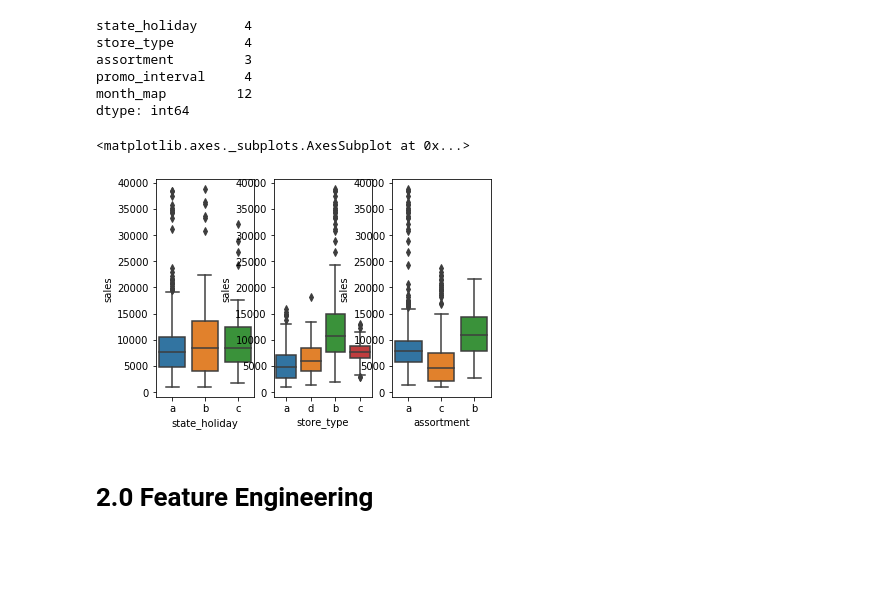
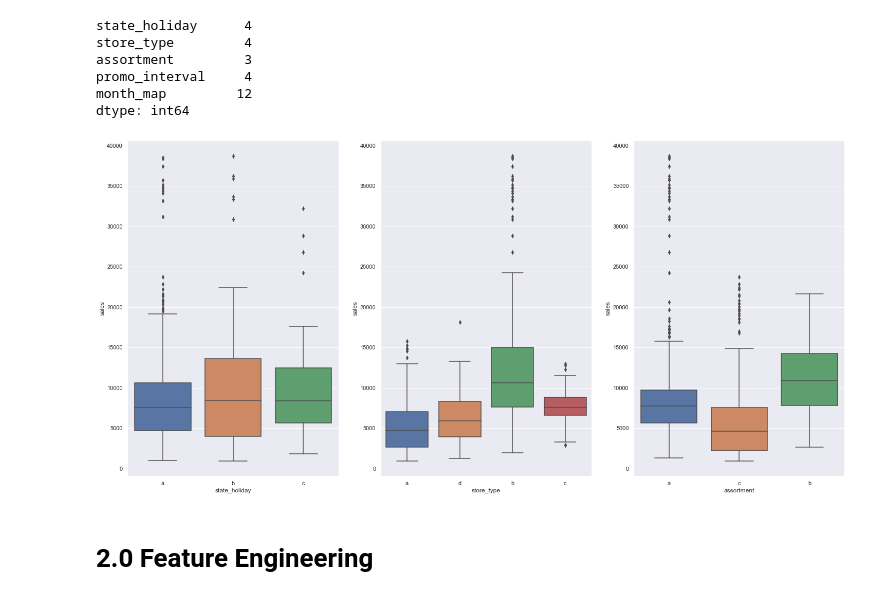
Before and after one commit to provezano/rossmann-store-sales, a Jupyter notebook: m03_v01_store_sales_prediction.ipynb, the cells around one changed output. Drawn from its saved outputs; the diff is of its cells as text; code cells hidden in the pictures; blank space fills up the shorter version.

```diff
--- a/m03_v01_store_sales_prediction.ipynb
+++ b/m03_v01_store_sales_prediction.ipynb
@@ -111,7 +116,7 @@ dtype: int64
 ## 1.5 Fillout NA
 # %%
 #competition_distance
-df1['competition_distance'] = df1['competition_distance'].apply(lambda x: df1['competition_distance'].max() if math.isnan(x) else x)
+df1['competition_distance'] = df1['competition_distance'].apply(lambda x: 200000 if math.isnan(x) else x)
 
 #competition_open_since_mouth
 df1['competition_open_since_month'] = df1.apply(lambda x: x['date'].month if math.isnan(x['competition_open_since_month']) else x['competition_open_since_month'], axis=1)
@@ -126,7 +131,7 @@ df1['promo2_since_week'] = df1.apply(lambda x: x['date'].week if math.isnan(x['p
 df1['promo2_since_year'] = df1.apply(lambda x: x['date'].year if math.isnan(x['promo2_since_year']) else x['promo2_since_year'], axis=1)
 # %%
 #promo_interval
-month_map = {1: 'Jan', 2: 'Fev', 3: 'Mar', 4: 'Apr', 5: 'May', 6: 'Jun', 7: 'Jul', 8: 'Aug', 9: 'Sep', 10: 'Oct', 11: 'Nov', 12: 'Dez'}
+month_map = {1: 'Jan', 2: 'Fev', 3: 'Mar', 4: 'Apr', 5: 'May', 6: 'Jun', 7: 'Jul', 8: 'Aug', 9: 'Sep', 10: 'Oct', 11: 'Nov', 12: 'Dec'}
 df1['promo_interval'].fillna(0, inplace=True)
 df1['month_map'] = df1['date'].dt.month.map(month_map)
 df1['is_promo'] = df1[['promo_interval', 'month_map']].apply(lambda x: 0 if x['promo_interval'] == 0 else 1 if x['month_map'] in x['promo_interval'].split(',') else 0, axis=1)
@@ -212,19 +217,18 @@ promo_interval     4
 month_map         12
 dtype: int64
 # %%
-aux1 = df1[(df1['state_holiday'] != '0') & (df1['sales'] > 0)]
+aux = df1[(df1['state_holiday'] != '0') & (df1['sales'] > 0)]
 
 plt.subplot(1,3,1)
-sns.boxplot(x='state_holiday', y='sales', data=aux1)
+sns.boxplot(x='state_holiday', y='sales', data=aux)
 
 plt.subplot(1,3,2)
-sns.boxplot(x='store_type', y='sales', data=aux1)
+sns.boxplot(x='store_type', y='sales', data=aux)
 
 plt.subplot(1,3,3)
-sns.boxplot(x='assortment', y='sales', data=aux1)
+sns.boxplot(x='assortment', y='sales', data=aux);
 # %% [output]
-<matplotlib.axes._subplots.AxesSubplot at 0x...>
-[figure, old version]
+[figure, new version]
 # %% [markdown]
 # 2.0 Feature Engineering
 # %%
```
Also changed, not shown: parts of 39 cells of this notebook, 1 other file.
